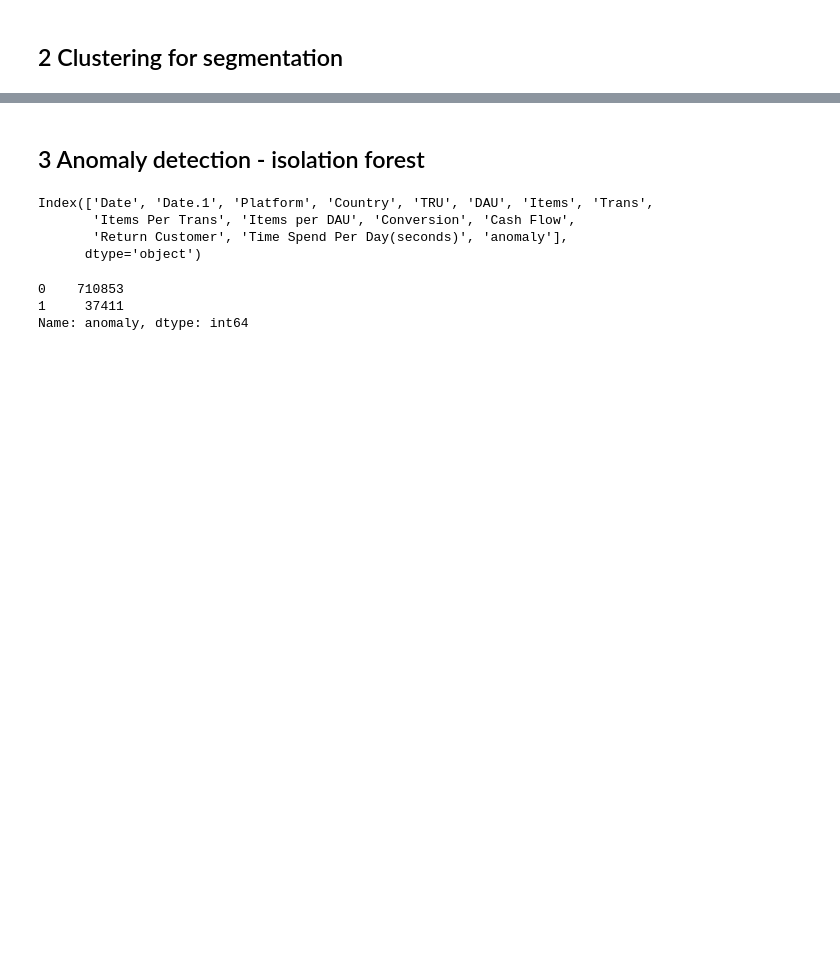
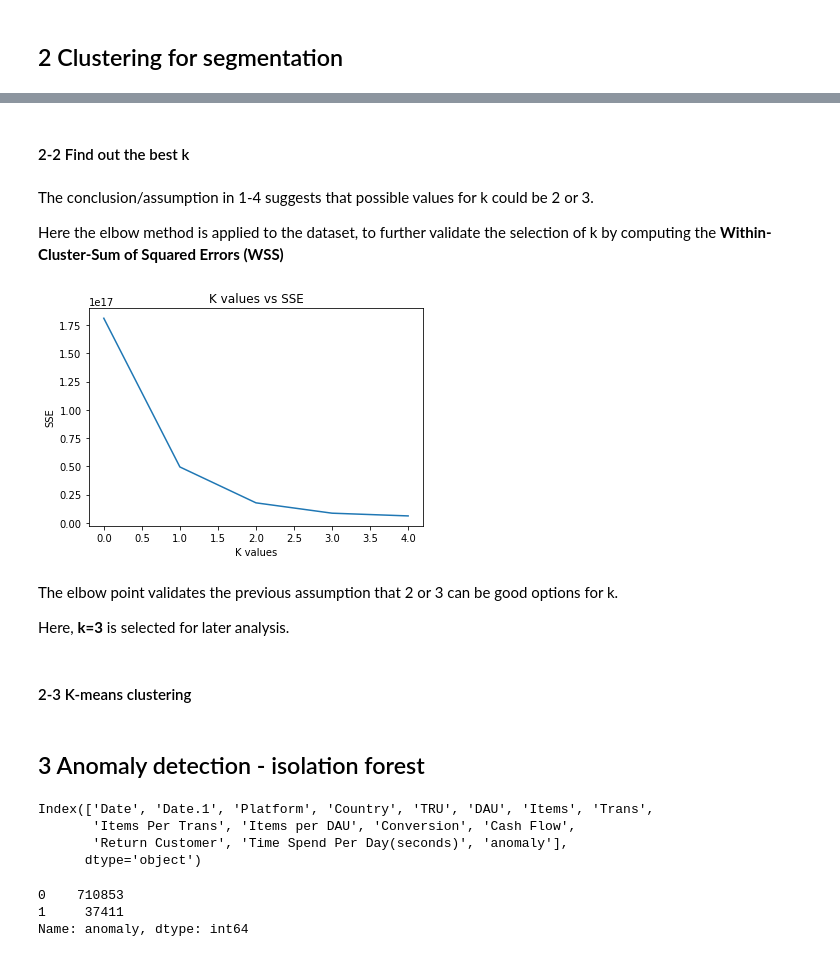
Before and after one commit to KarvieX/Game_Analysis, a Jupyter notebook: TencentNA.ipynb, the cells around one changed output, grey strips where cells are left out. Saved outputs shown, nothing was run; the diff lists cells and outputs as text; code cells hidden in the pictures; blank space fills up the shorter version.

```diff
--- a/TencentNA.ipynb
+++ b/TencentNA.ipynb
@@ -313,3 +310,61 @@ game3.shape
+# %%
+# Datetime variables
+# drop date column as it has been represented by day, month, year columns
+game3 = game3.drop(columns=['Date'])
+
+# Categorical variables
+# transform platform into dummies
+game3 = pd.get_dummies(game3, columns=['Platform'])
+game3 = game3.drop(columns=['Platform_IOS(All)'])
+
+# transform countries into dummies
+game3 = pd.get_dummies(game3, columns=['Country'])
+game3 = game3.drop(game3.columns[-1],axis=1)
+# %%
+X = game3.values
+# %% [markdown]
+#### 2-2 Find out the best k
+# %% [markdown]
+The conclusion/assumption in 1-4 suggests that possible values for k could be 2 or 3.
+
+Here the elbow method is applied to the dataset, to further validate the selection of k by computing the **Within-Cluster-Sum of Squared Errors (WSS)**
+# %%
+# find out the best k for k-means
+
+# function returns WSS score for k values from 1 to kmax
+def calculate_WSS(points, kmax):
+  sse = []
+  for k in range(1, kmax+1):
+    kmeans = KMeans(n_clusters = k).fit(points)
+    centroids = kmeans.cluster_centers_
+    pred_clusters = kmeans.predict(points)
+    curr_sse = 0
+
+    # calculate square of Euclidean distance of each point from its cluster center and add to current WSS
+    for i in range(len(points)):
+      curr_center = centroids[pred_clusters[i]]
+      curr_sse += (points[i, 0] - curr_center[0]) ** 2 + (points[i, 1] - curr_center[1]) ** 2
+
+    sse.append(curr_sse)
+  return sse
+# %%
+kmax = 5
+sse = calculate_WSS(X, kmax)
+# %%
+# plot to find out the elbow point
+plt.plot(np.arange(kmax),sse)
+plt.title('K values vs SSE')
+plt.xlabel('K values')
+plt.ylabel('SSE')
+plt.show()
+# %% [output]
+[figure, added]
+# %% [markdown]
+The elbow point validates the previous assumption that 2 or 3 can be good options for k.
+
+Here, **k=3** is selected for later analysis.
+# %% [markdown]
+#### 2-3 K-means clustering
 # %% [markdown]
 ## 3 Anomaly detection - isolation forest
 # %%
```
Also changed, not shown: parts of 9 cells of this notebook.
